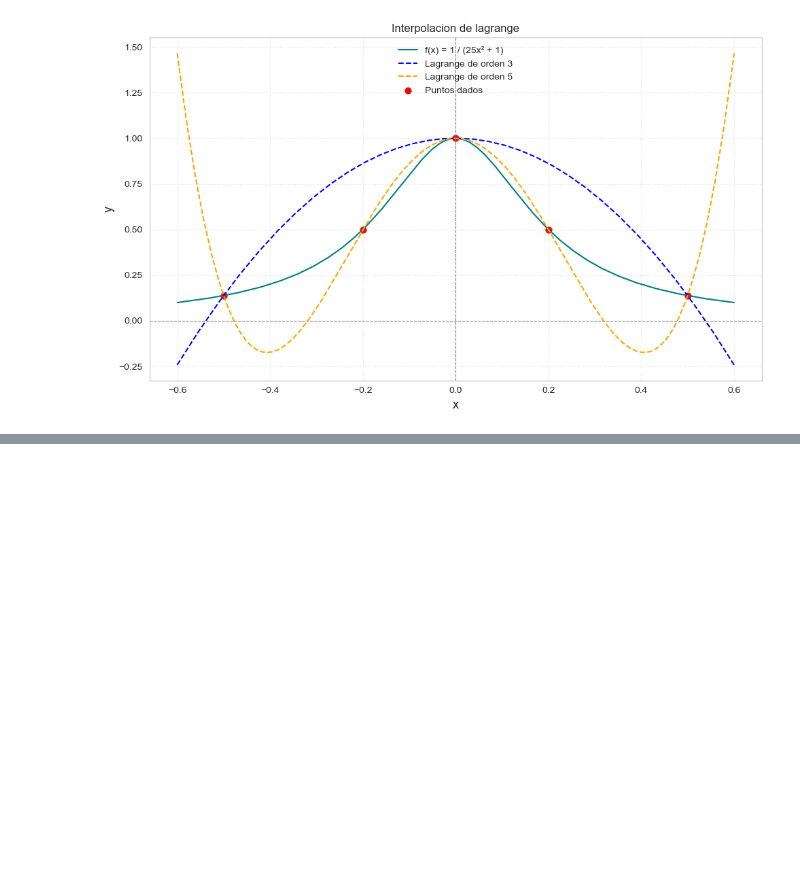
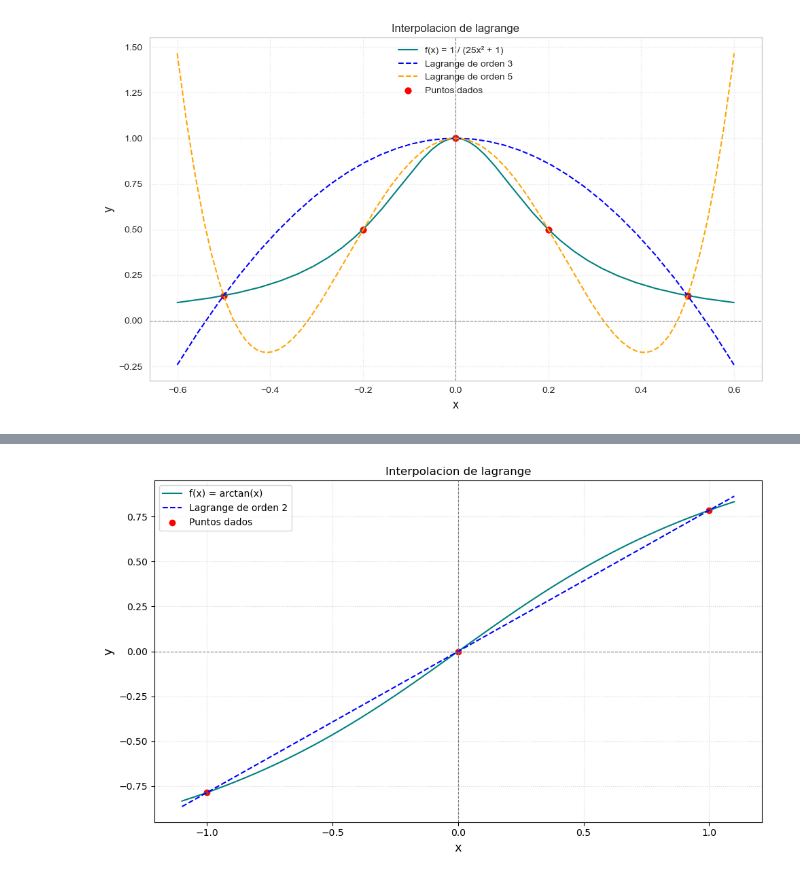
Before and after one commit to DaniMF05/CALCULOS_TAREAS, a Jupyter notebook: TAREA6_CALCULOS.ipynb, the cells around one changed output, grey strips where cells are left out. Saved outputs shown, nothing was run; the diff lists cells and outputs as text; code cells hidden in the pictures; blank space fills up the shorter version.

```diff
--- a/TAREA6_CALCULOS.ipynb
+++ b/TAREA6_CALCULOS.ipynb
@@ -96,0 +140,42 @@ plt.show()
+# %%
+import numpy as np
+import matplotlib.pyplot as plt
+import math
+
+# Rango de x
+x = np.linspace(-1.1, 1.1, 1000)
+y_original = np.arctan(x)
+y_lagrange_o3 = (
+   -(np.pi/4) * ((x*(x-1))/2) +
+   (np.pi/4) * ((x*(x+1))/2)
+)
+
+
+x_points = np.array([-1,0,1])
+y_points = np.array([-(np.pi/4), 0, (np.pi/4)])
+
+# Crear la figura
+plt.figure(figsize=(10, 6))
+
+plt.style.use('seaborn-v0_8-pastel')
+
+# Graficar las funciones
+plt.plot(x, y_original, label='f(x) = arctan(x)', color='teal', linewidth=1.5)
+plt.plot(x, y_lagrange_o3, label='Lagrange de orden 2', color='blue', linestyle='--',linewidth=1.5)
+
+
+# Etiquetas y detalles
+plt.title('Interpolacion de lagrange')
+plt.scatter(x_points, y_points, color='red', label='Puntos dados')
+plt.xlabel('x', fontsize=13)
+plt.ylabel('y', fontsize=13)
+plt.axhline(0, color='gray', linewidth=0.8, linestyle='--')
+plt.axvline(0, color='gray', linewidth=0.8, linestyle='--')
+plt.legend(fontsize=10)
+plt.grid(True, linestyle=':', alpha=0.5)
+plt.tight_layout()
+
+# Mostrar la gráfica
+plt.show()
+# %% [output]
+[figure, added]
```
Also changed, not shown: parts of 1 cell of this notebook.
